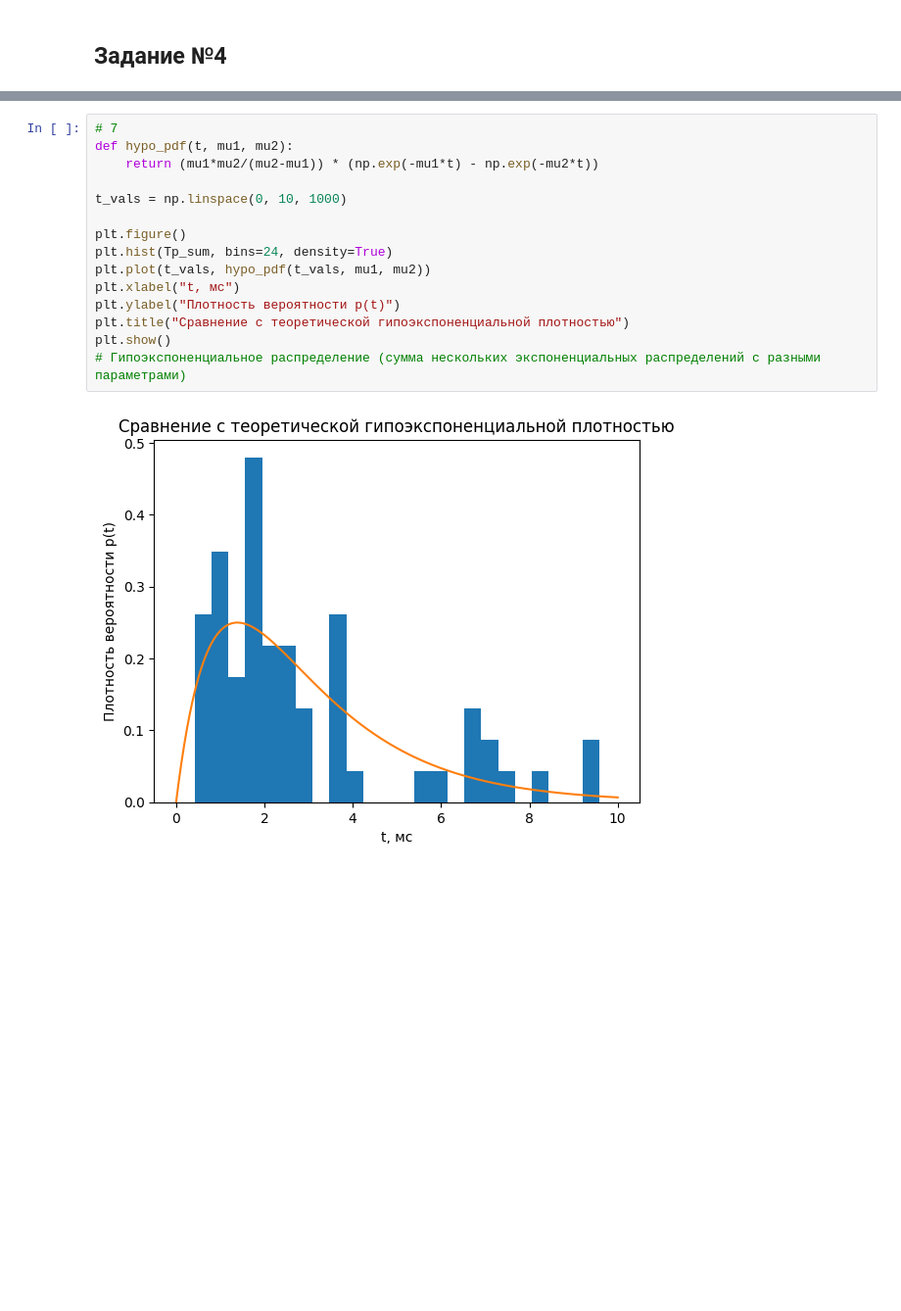
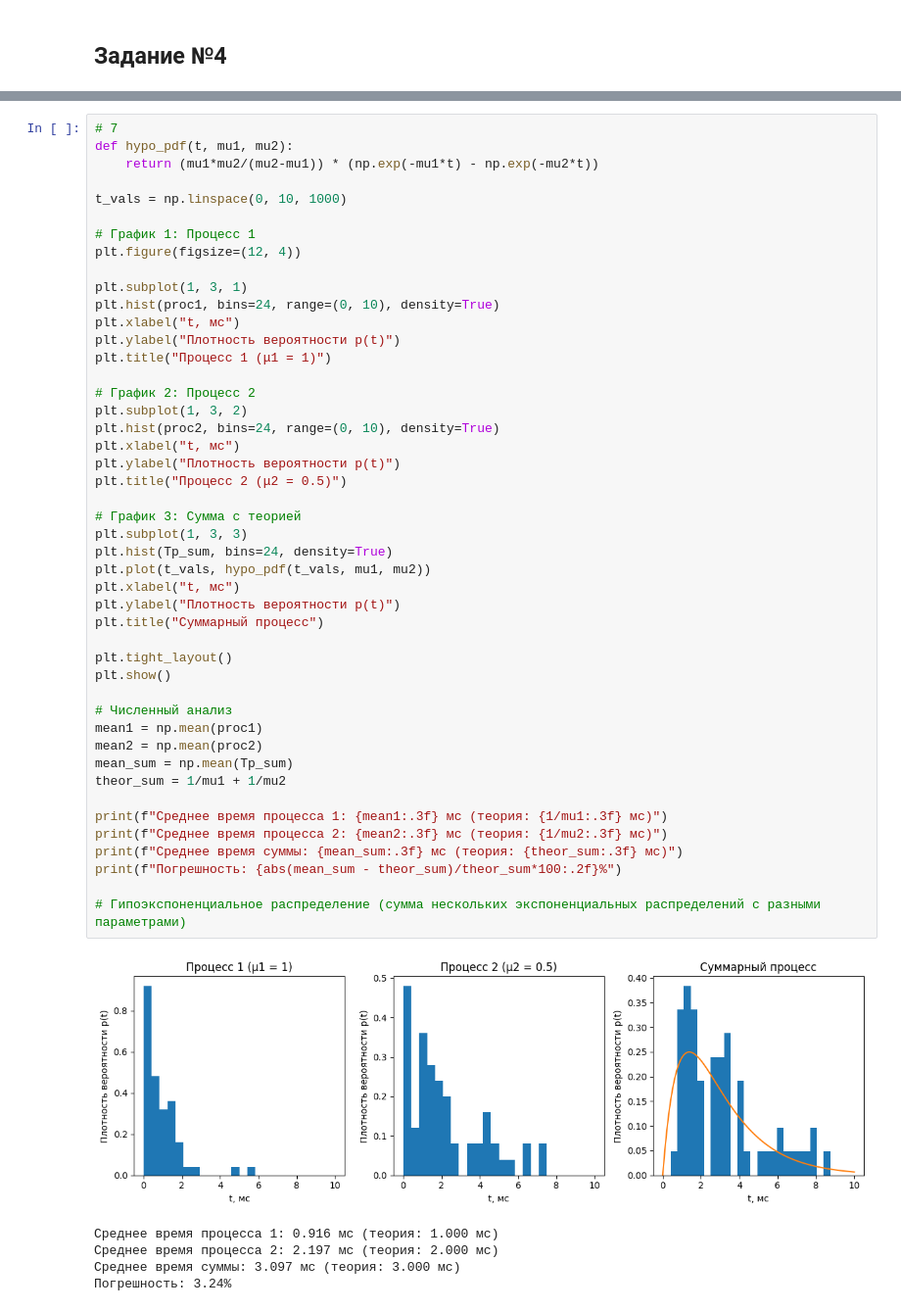
Before and after one commit to Sypoo1/mtuci-highload, a Jupyter notebook: 2/Lab2.ipynb, the cells around one changed output, grey strips where cells are left out. Shown at 98% size. Drawn from its saved outputs; the diff is of its cells as text; blank space fills up the shorter version.

```diff
--- a/2/Lab2.ipynb
+++ b/2/Lab2.ipynb
@@ -208,17 +246,52 @@ plt.show()
-# %%
-# 7
-def hypo_pdf(t, mu1, mu2):
-    return (mu1*mu2/(mu2-mu1)) * (np.exp(-mu1*t) - np.exp(-mu2*t))
-
-t_vals = np.linspace(0, 10, 1000)
-
-plt.figure()
-plt.hist(Tp_sum, bins=24, density=True)
-plt.plot(t_vals, hypo_pdf(t_vals, mu1, mu2))
-plt.xlabel("t, мс")
-plt.ylabel("Плотность вероятности p(t)")
-plt.title("Сравнение с теоретической гипоэкспоненциальной плотностью")
-plt.show()
-# Гипоэкспоненциальное распределение (сумма нескольких экспоненциальных распределений с разными параметрами)
-# %% [output]
-[figure, removed]
+# %%
+# 7
+def hypo_pdf(t, mu1, mu2):
+    return (mu1*mu2/(mu2-mu1)) * (np.exp(-mu1*t) - np.exp(-mu2*t))
+
+t_vals = np.linspace(0, 10, 1000)
+
+# График 1: Процесс 1
+plt.figure(figsize=(12, 4))
+
+plt.subplot(1, 3, 1)
+plt.hist(proc1, bins=24, range=(0, 10), density=True)
+plt.xlabel("t, мс")
+plt.ylabel("Плотность вероятности p(t)")
+plt.title("Процесс 1 (μ1 = 1)")
+
+# График 2: Процесс 2
+plt.subplot(1, 3, 2)
+plt.hist(proc2, bins=24, range=(0, 10), density=True)
+plt.xlabel("t, мс")
+plt.ylabel("Плотность вероятности p(t)")
+plt.title("Процесс 2 (μ2 = 0.5)")
+
+# График 3: Сумма с теорией
+plt.subplot(1, 3, 3)
+plt.hist(Tp_sum, bins=24, density=True)
+plt.plot(t_vals, hypo_pdf(t_vals, mu1, mu2))
+plt.xlabel("t, мс")
+plt.ylabel("Плотность вероятности p(t)")
+plt.title("Суммарный процесс")
+
+plt.tight_layout()
+plt.show()
+
+# Численный анализ
+mean1 = np.mean(proc1)
+mean2 = np.mean(proc2)
+mean_sum = np.mean(Tp_sum)
+theor_sum = 1/mu1 + 1/mu2
+
+print(f"Среднее время процесса 1: {mean1:.3f} мс (теория: {1/mu1:.3f} мс)")
+print(f"Среднее время процесса 2: {mean2:.3f} мс (теория: {1/mu2:.3f} мс)")
+print(f"Среднее время суммы: {mean_sum:.3f} мс (теория: {theor_sum:.3f} мс)")
+print(f"Погрешность: {abs(mean_sum - theor_sum)/theor_sum*100:.2f}%")
+
+# Гипоэкспоненциальное распределение (сумма нескольких экспоненциальных распределений с разными параметрами)
+# %% [output]
+[figure, added]
+Среднее время процесса 1: 0.916 мс (теория: 1.000 мс)
+Среднее время процесса 2: 2.197 мс (теория: 2.000 мс)
+Среднее время суммы: 3.097 мс (теория: 3.000 мс)
+Погрешность: 3.24%
```
Also changed, not shown: parts of 9 cells of this notebook.
